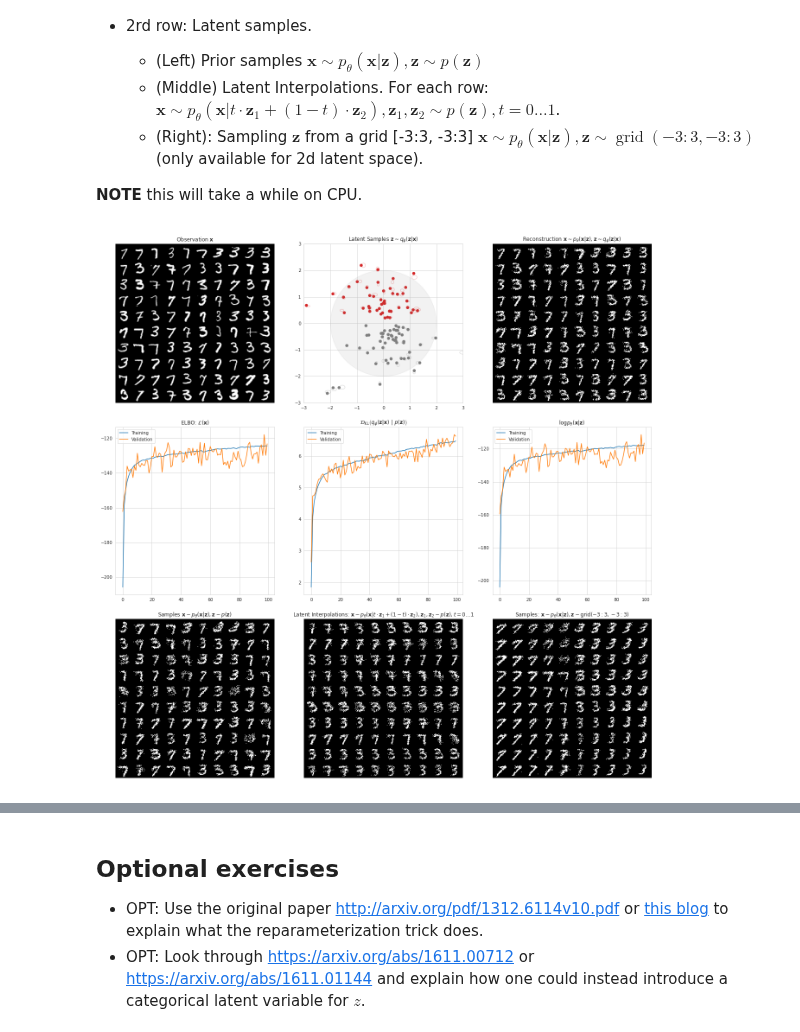
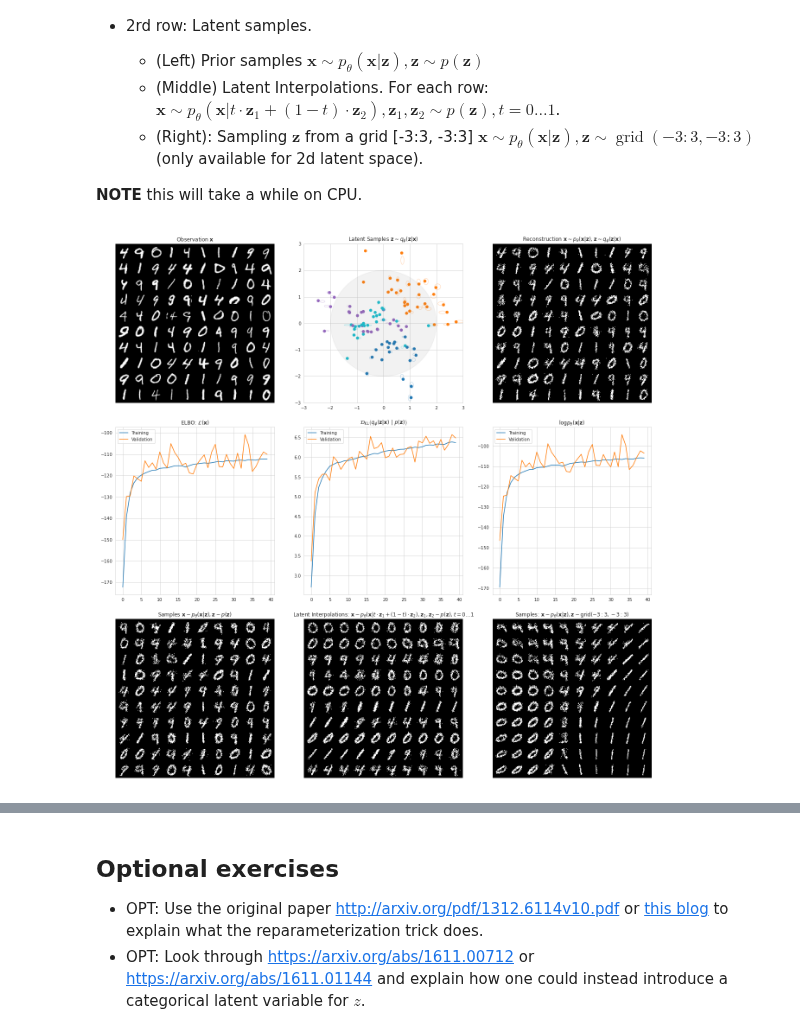
Before and after one commit to granatb/02456-deep-learning-with-PyTorch, a Jupyter notebook: 7_Unsupervised/7.2-EXE-variational-autoencoder.ipynb, the cells around one changed output, grey strips where cells are left out. Saved outputs shown, nothing was run; the diff lists cells and outputs as text; code cells hidden in the pictures.

```diff
--- a/7_Unsupervised/7.2-EXE-variational-autoencoder.ipynb
+++ b/7_Unsupervised/7.2-EXE-variational-autoencoder.ipynb
@@ -379,7 +365,8 @@ dset_train = MNIST("./", train=True,  transform=flatten, download=True)
 dset_test  = MNIST("./", train=False, transform=flatten)
 
 # The digit classes to use
-classes = [3, 7]
+# classes = [3, 7]
+classes=[0, 1, 4, 9]
 
 def stratified_sampler(labels):
     """Sampler that only picks datapoints corresponding to the specified classes"""
@@ -435,6 +422,8 @@ class VariationalAutoencoder(nn.Module):
         self.encoder = nn.Sequential(
             nn.Linear(in_features=self.observation_features, out_features=256),
             nn.ReLU(),
+            nn.Linear(in_features=256, out_features=256),
+            nn.ReLU(),
             nn.Linear(in_features=256, out_features=128),
             nn.ReLU(),
             # A Gaussian is fully characterised by its mean \mu and variance \sigma**2
@@ -448,6 +437,8 @@ class VariationalAutoencoder(nn.Module):
             nn.Linear(in_features=latent_features, out_features=128),
             nn.ReLU(),
             nn.Linear(in_features=128, out_features=256),
+            nn.ReLU(),
+            nn.Linear(in_features=256, out_features=256),
             nn.ReLU(),
             nn.Linear(in_features=256, out_features=self.observation_features)
         )
@@ -602,7 +597,7 @@ latent_features = 2
 vae = VariationalAutoencoder(images[0].shape, latent_features)
 
 # Evaluator: Variational Inference
-beta = 1
+beta = 0
 vi = VariationalInference(beta=beta)
 
 # The Adam optimizer works really well with VAEs.
@@ -632,7 +627,7 @@ epoch = 0
 
 **NOTE** this will take a while on CPU.
 # %%
-num_epochs = 100
+num_epochs = 40
 
 device = torch.device("cuda:0" if torch.cuda.is_available() else "cpu")
 print(f">> Using device: {device}")
@@ -658,34 +653,34 @@ while epoch < num_epochs:
         loss.backward()
         optimizer.step()
 
         # gather data for the current bach
         for k, v in diagnostics.items():
             training_epoch_data[k] += [v.mean().item()]
 
 
     # gather data for the full epoch
     for k, v in training_epoch_data.items():
         training_data[k] += [np.mean(training_epoch_data[k])]
 
     # Evaluate on a single batch, do not propagate gradients
     with torch.no_grad():
         vae.eval()
 
         # Just load a single batch from the test loader
         x, y = next(iter(test_loader))
         x = x.to(device)
 
         # perform a forward pass through the model and compute the ELBO
         loss, diagnostics, outputs = vi(vae, x)
 
         # gather data for the validation step
         for k, v in diagnostics.items():
             validation_data[k] += [v.mean().item()]
 
     # Reproduce the figure from the begining of the notebook, plot the training curves and show latent samples
     make_vae_plots(vae, x, y, outputs, training_data, validation_data)
 # %% [output]
-[figure, old version]
+[figure, new version]
 # %% [markdown]
 # Analyzing the VAE
 
```
Also changed, not shown: parts of 8 cells of this notebook.
